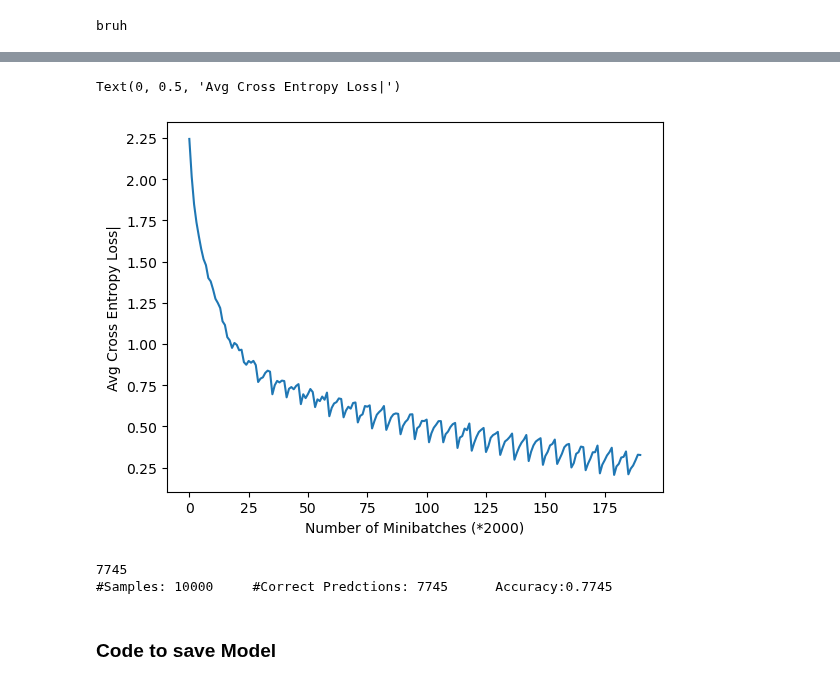
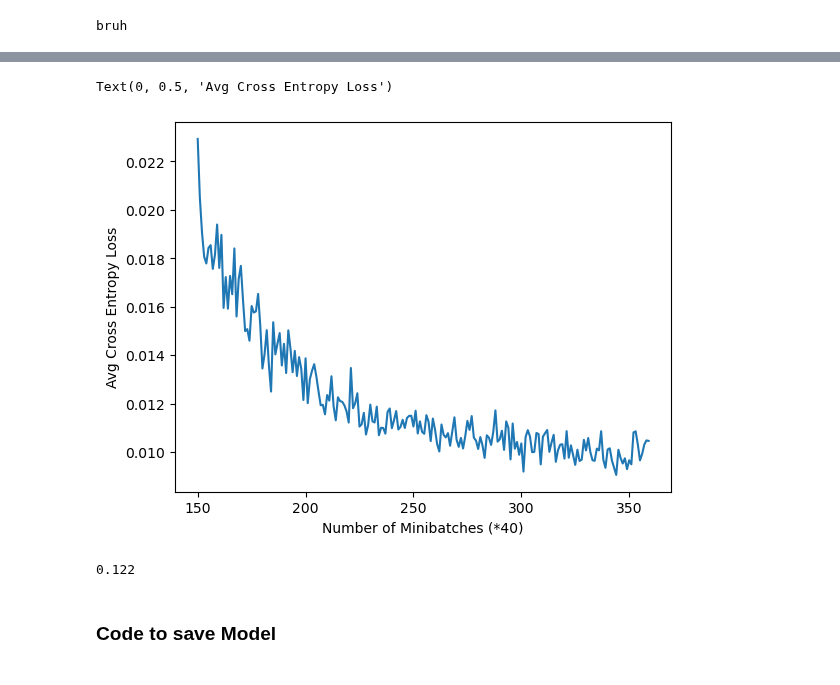
Before and after one commit to MARCI-UTK/EDS4AI, a Jupyter notebook: CNN.ipynb, the cells around one changed output, grey strips where cells are left out. Saved outputs shown, nothing was run; the diff lists cells and outputs as text; code cells hidden in the pictures.

```diff
--- a/CNN.ipynb
+++ b/CNN.ipynb
@@ -251,13 +300,14 @@ KeyboardInterrupt:
 # %%
 dic = {'losses':loss_list, 'epoch':epoch_list, "batch":minibatch_number_list}
 df = pd.DataFrame(data=dic)
+df = df[150:]
 
 p = sns.lineplot(data=df, x=df.index, y='losses')
-p.set_xlabel("Number of Minibatches (*2000)")
-p.set_ylabel("Avg Cross Entropy Loss|")
+p.set_xlabel("Number of Minibatches (*40)")
+p.set_ylabel("Avg Cross Entropy Loss")
 # %% [output]
-Text(0, 0.5, 'Avg Cross Entropy Loss|')
+Text(0, 0.5, 'Avg Cross Entropy Loss')
-[figure, old version]
+[figure, new version]
 # %%
 test_single_image = False
 
@@ -285,26 +335,32 @@ if (test_single_image == True):
 #make_dot(model_output.mean(), params=dict(model.named_parameters()))
 # %%
 
-running_samples_total = 0
-correct_predictions_total = 0
-
-for indx, data in enumerate(testloader):
-    inputs, labels = data
-    prediction = model(inputs)
-    _, tensor_index = torch.max(prediction, dim=1)
 
 
-    correct_predictions_total += (len(labels[labels==tensor_index]))
-    running_samples_total += batch_size
+def calculate_accuracy(model, testloader):
+    running_samples_total = 0
+    correct_predictions_total = 0
 
-    #if (indx >= 2):
-    #    break
+    for indx, data in enumerate(testloader):
+        inputs, labels = data
+        prediction = model(inputs)
+        _, tensor_index = torch.max(prediction, dim=1)
 
-print (correct_predictions_total)
-print(f"#Samples: {running_samples_total}     #Correct Predctions: {correct_predictions_total}      Accuracy:{correct_predictions_total/running_samples_total}")
+
+        correct_predictions_total += (len(labels[labels==tensor_index]))
+        running_samples_total += prediction.shape[0]
+
+        #if (indx >= 2):
+        #    break
+
+    #print (correct_predictions_total)
+    #print(f"#Samples: {running_samples_total}     #Correct Predctions: {correct_predictions_total}      Accuracy:{correct_predictions_total/running_samples_total}")
+
+    return correct_predictions_total/running_samples_total
+
+calculate_accuracy(model, testloader)
 # %% [output]
-7745
-#Samples: 10000     #Correct Predctions: 7745      Accuracy:0.7745
+0.122
 # %% [markdown]
 ### Code to save Model
 # %%
```
Also changed, not shown: parts of 5 cells of this notebook.
